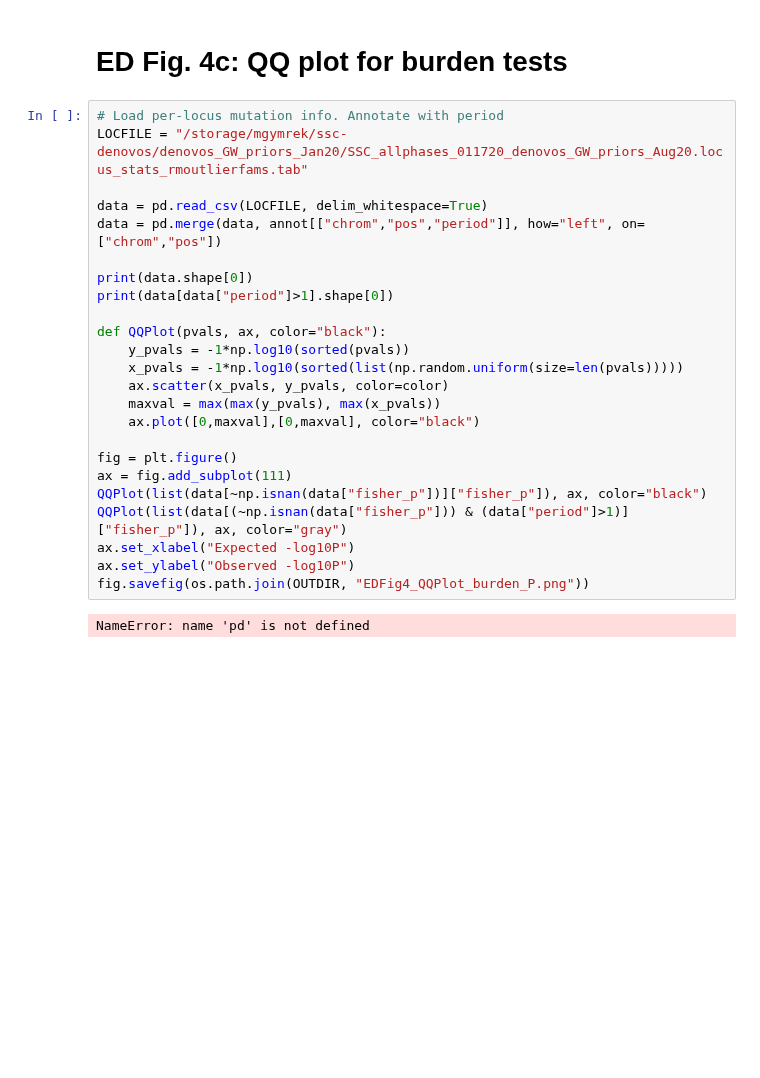
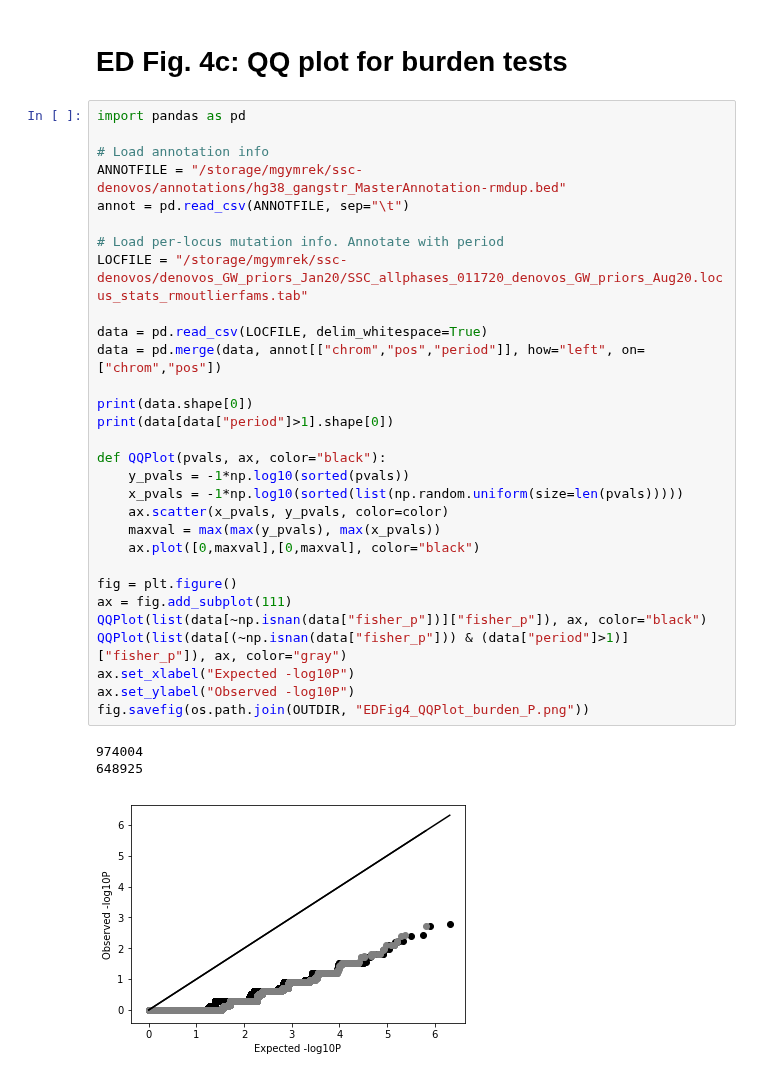
Before and after one commit to gymreklab/ssc-denovos-paper, a Jupyter notebook: figure-notebooks-publish/Mitra_etal_EDFig4.ipynb, the cells around one changed output. Drawn from its saved outputs; the diff is of its cells as text; blank space fills up the shorter version.

```diff
--- a/figure-notebooks-publish/Mitra_etal_EDFig4.ipynb
+++ b/figure-notebooks-publish/Mitra_etal_EDFig4.ipynb
@@ -89,28 +94,36 @@ prev=0.003
 # %% [markdown]
 # ED Fig. 4c: QQ plot for burden tests
 # %%
+import pandas as pd
+
+# Load annotation info
+ANNOTFILE = "/storage/mgymrek/ssc-denovos/annotations/hg38_gangstr_MasterAnnotation-rmdup.bed"
+annot = pd.read_csv(ANNOTFILE, sep="\t")
+
 # Load per-locus mutation info. Annotate with period
 LOCFILE = "/storage/mgymrek/ssc-denovos/denovos_GW_priors_Jan20/SSC_allphases_011720_denovos_GW_priors_Aug20.locus_stats_rmoutlierfams.tab"
 
 data = pd.read_csv(LOCFILE, delim_whitespace=True)
 data = pd.merge(data, annot[["chrom","pos","period"]], how="left", on=["chrom","pos"])
 
 print(data.shape[0])
 print(data[data["period"]>1].shape[0])
 
 def QQPlot(pvals, ax, color="black"):
     y_pvals = -1*np.log10(sorted(pvals))
     x_pvals = -1*np.log10(sorted(list(np.random.uniform(size=len(pvals)))))
     ax.scatter(x_pvals, y_pvals, color=color)
     maxval = max(max(y_pvals), max(x_pvals))
     ax.plot([0,maxval],[0,maxval], color="black")
 
 fig = plt.figure()
 ax = fig.add_subplot(111)
 QQPlot(list(data[~np.isnan(data["fisher_p"])]["fisher_p"]), ax, color="black")
 QQPlot(list(data[(~np.isnan(data["fisher_p"])) & (data["period"]>1)]["fisher_p"]), ax, color="gray")
 ax.set_xlabel("Expected -log10P")
 ax.set_ylabel("Observed -log10P")
 fig.savefig(os.path.join(OUTDIR, "EDFig4_QQPlot_burden_P.png"))
 # %% [output]
-NameError: name 'pd' is not defined
+974004
+648925
+[figure, added]
```
Also changed, not shown: parts of 4 cells of this notebook, 2 other files.
